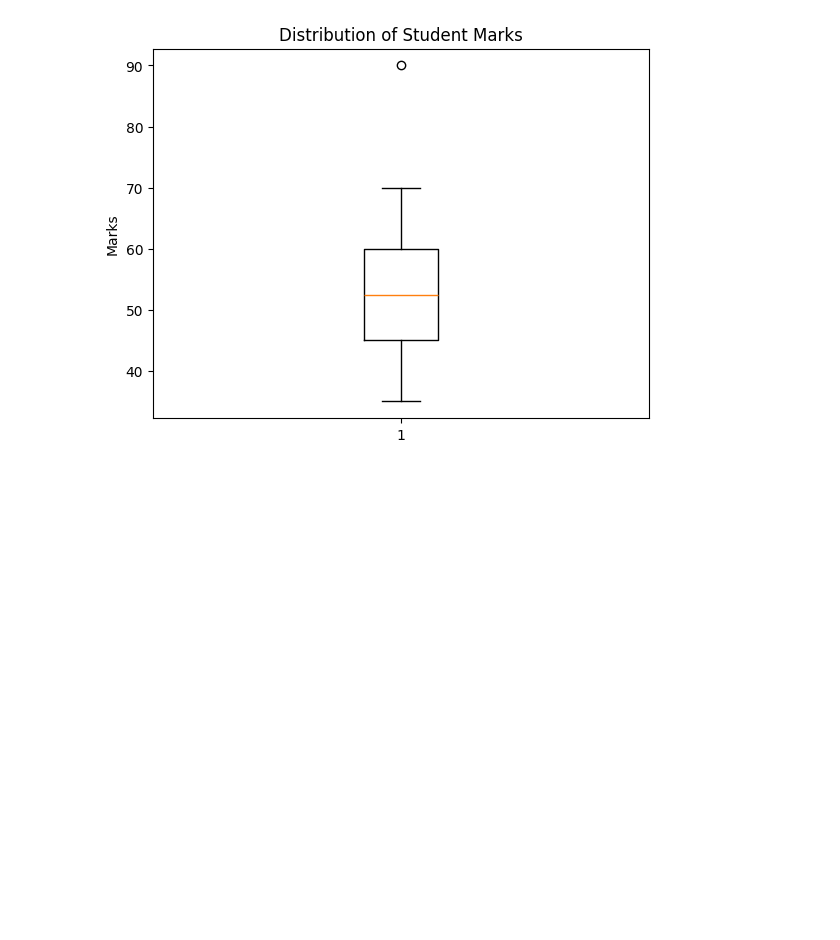
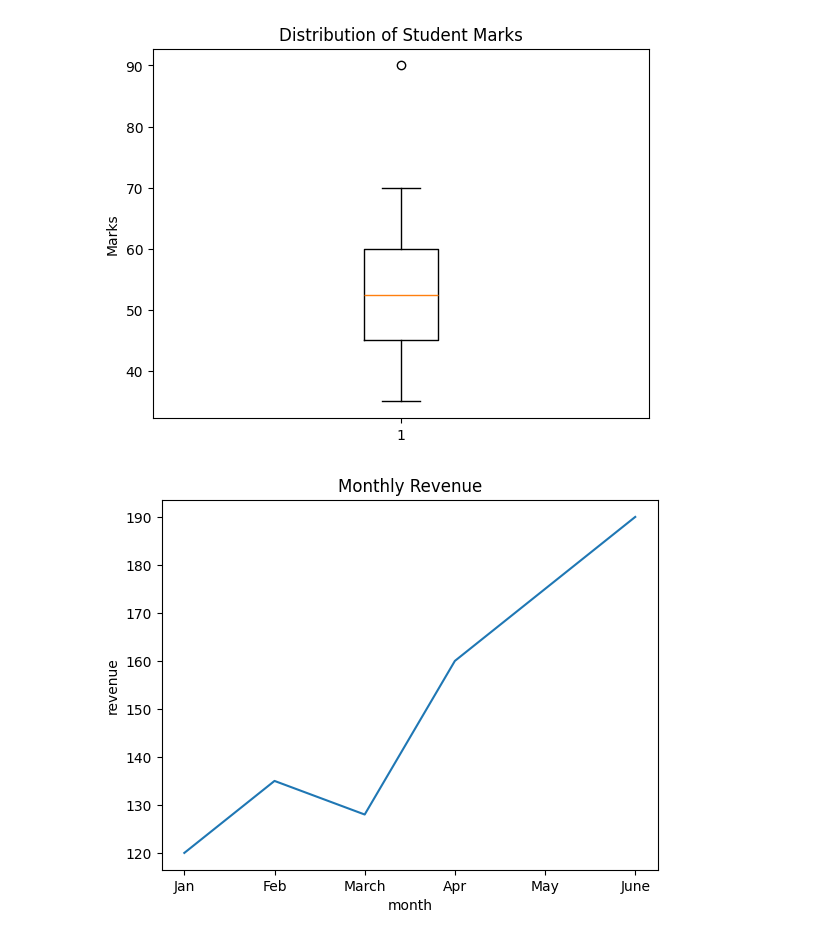
Before and after one commit to anshumanshukl1605/question-practice-, a Jupyter notebook: session16.ipynb, the cells around one changed output. Cells and saved outputs as stored; diff of their text form; code cells hidden in the pictures; blank space fills up the shorter version.

```diff
--- a/session16.ipynb
+++ b/session16.ipynb
@@ -255,3 +255,21 @@ ax.set_ylabel("Marks")
 plt.show()
 # %% [output]
 [figure]
+# %%
+import pandas as pd
+import matplotlib.pyplot as plt
+import seaborn as sns
+
+sales = pd.DataFrame({
+    "month": ["Jan", "Feb", "March", "Apr", "May", "June"],
+    "revenue": [120, 135, 128, 160, 175, 190],
+    "costs": [90, 95, 100, 110, 120, 125]
+})
+fig,ax=plt.subplots()
+ax.plot(sales["month"],sales["revenue"])
+ax.set_xlabel("month")
+ax.set_ylabel("revenue")
+ax.set_title("Monthly Revenue")
+plt.show()
+# %% [output]
+[figure, added]
```
Also changed, not shown: parts of 10 cells of this notebook.
